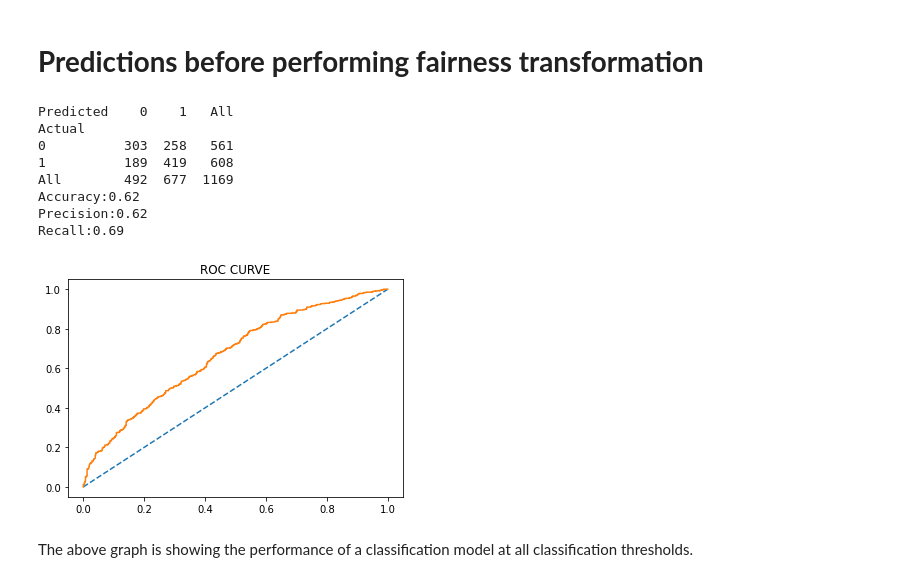
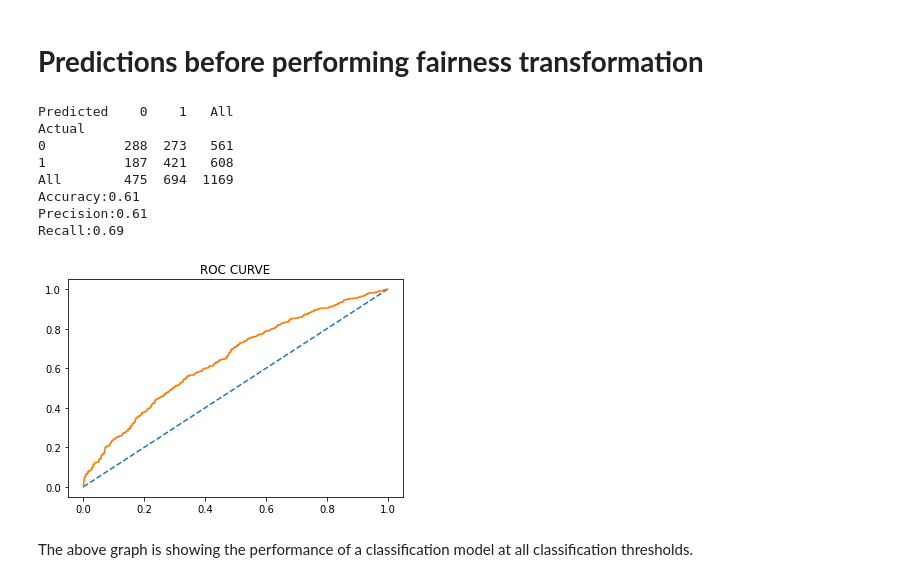
Before and after one commit to FrancisDcruz/OpenFairness, a Jupyter notebook: crime_fareness_.ipynb, the cells around one changed output. Drawn from its saved outputs; the diff is of its cells as text; code cells hidden in the pictures.

```diff
--- a/crime_fareness_.ipynb
+++ b/crime_fareness_.ipynb
@@ -155,9 +161,3 @@ sns.histplot(data,bins=10,x='AGE',hue='BRADH')
 data['zscore']= stats.zscore(data['TOP_CHARGE'])
 df_new = data[(data.zscore>-3) & (data.zscore<3)]
 data=df_new
-# %%
-fig,ax=plt.subplots(1,2)
-plt.title('Results before(1) and after(2) outlier handling ')
-sns.boxplot(data=data,x='TOP_CHARGE',y='BRADH',ax=ax[0])
-sns.boxplot(data=df_new,x='TOP_CHARGE',y='BRADH',ax=ax[1])
-data=df_new
@@ -309,22 +316,22 @@ Since we notice that XGBBoost Model has the  best accuray and precision we go wi
 # **Predictions before performing fairness transformation**
 # %%
 ratio=float(np.sum(y_train==0)) / np.sum(y_train==1)#ratio between the number of 0 and 1 to handle imablanced  in the datasets
-model=XGBClassifier(scale_pos_weight=ratio).fit(x_train,y_train)
+model=LogisticRegression().fit(x_train,y_train)
 y_pred=model.predict(x_test)
 fair_pred=model.predict(x_train)
 probs = model.predict_proba(x_test)
 score(y_test,y_pred)
 ROC(model,y_test,probs)
 # %% [output]
 Predicted    0    1   All
 Actual
-0          303  258   561
-1          189  419   608
-All        492  677  1169
-Accuracy:0.62
-Precision:0.62
+0          288  273   561
+1          187  421   608
+All        475  694  1169
+Accuracy:0.61
+Precision:0.61
 Recall:0.69
-[figure, old version]
+[figure, new version]
 # %% [markdown]
 The above graph is showing the performance of a classification model at all classification thresholds.
 # %% [markdown]
```
Also changed, not shown: parts of 25 cells of this notebook.
